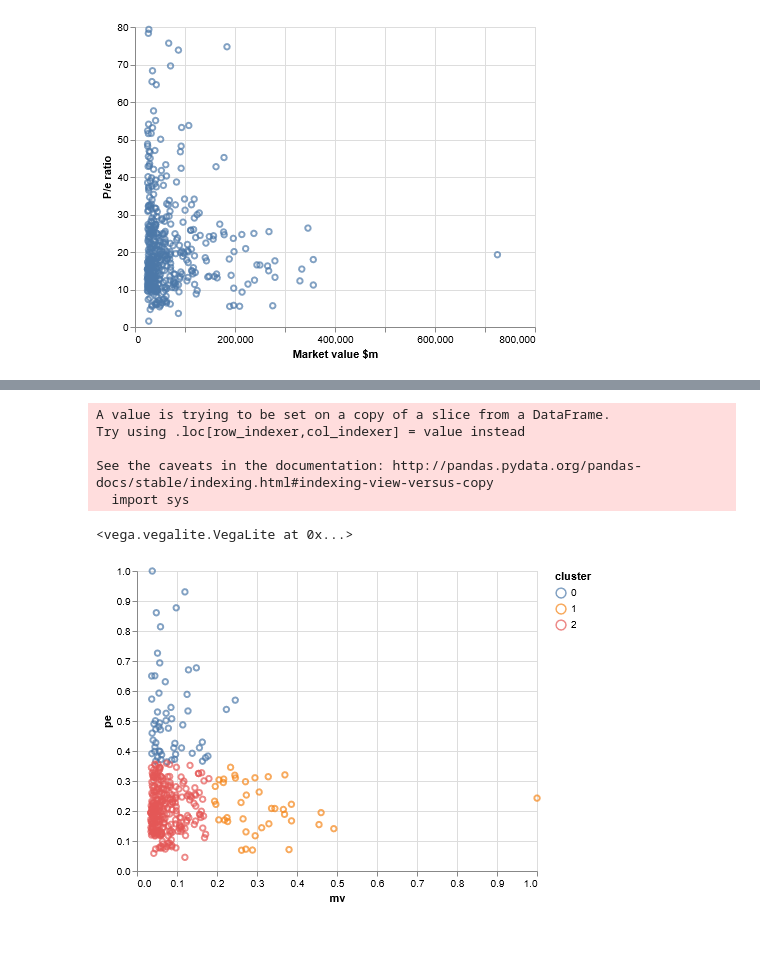
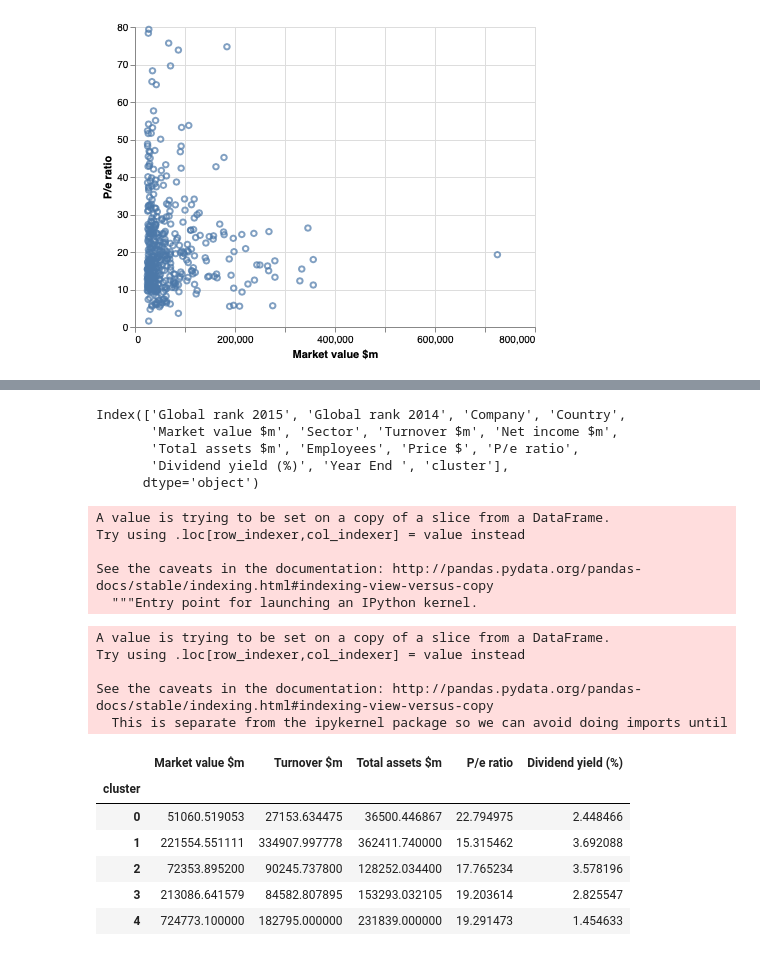
Before and after one commit to hanisaf/mist5730-6380-spring2020, a Jupyter notebook: 44-warmup-sol.ipynb, the cells around one changed output, grey strips where cells are left out. Cells and saved outputs as stored; diff of their text form; code cells hidden in the pictures.

```diff
--- a/44-warmup-sol.ipynb
+++ b/44-warmup-sol.ipynb
@@ -39,17 +69,41 @@ alt.Chart(data).mark_point().encode(x='mv', y='pe')
-# %%
-kmeans = KMeans(3)
-data=data.dropna()
-X = data[['mv', 'pe']]
-kmeans.fit(X)
-y_kmeans = kmeans.predict(X)
-
-data['cluster'] = y_kmeans
-alt.Chart(data).mark_point().encode(x='mv', y='pe', color='cluster:N')
-# %% [output]
-A value is trying to be set on a copy of a slice from a DataFrame.
-Try using .loc[row_indexer,col_indexer] = value instead
-
-See the caveats in the documentation: http://pandas.pydata.org/pandas-docs/stable/indexing.html#indexing-view-versus-copy
-  import sys
-<vega.vegalite.VegaLite at 0x...>
-[figure, removed]
+# %%
+data2.columns
+# %% [output]
+Index(['Global rank 2015', 'Global rank 2014', 'Company', 'Country',
+       'Market value $m', 'Sector', 'Turnover $m', 'Net income $m',
+       'Total assets $m', 'Employees', 'Price $', 'P/e ratio',
+       'Dividend yield (%)', 'Year End ', 'cluster'],
+      dtype='object')
+# %%
+data2['Turnover $m'] = pd.to_numeric(data2['Turnover $m'], errors='coerce')
+data2 = data2.dropna()
+# %% [output]
+A value is trying to be set on a copy of a slice from a DataFrame.
+Try using .loc[row_indexer,col_indexer] = value instead
+
+See the caveats in the documentation: http://pandas.pydata.org/pandas-docs/stable/indexing.html#indexing-view-versus-copy
+  """Entry point for launching an IPython kernel.
+# %%
+X = data2[['Market value $m', 'Turnover $m', 'Total assets $m', 'P/e ratio', 'Dividend yield (%)']]
+# %%
+kmeans = KMeans(n_clusters=5)
+# %%
+kmeans.fit(X)
+y_kmeans = kmeans.predict(X)
+data2['cluster'] = y_kmeans
+# %% [output]
+A value is trying to be set on a copy of a slice from a DataFrame.
+Try using .loc[row_indexer,col_indexer] = value instead
+
+See the caveats in the documentation: http://pandas.pydata.org/pandas-docs/stable/indexing.html#indexing-view-versus-copy
+  This is separate from the ipykernel package so we can avoid doing imports until
+# %%
+data2.groupby('cluster')[X.columns].mean()
+# %% [output]
+|  | Market value $m | Turnover $m | Total assets $m | P/e ratio | Dividend yield (%) |
+| cluster |  |  |  |  |  |
+| 0 | 51060.519053 | 27153.634475 | 36500.446867 | 22.794975 | 2.448466 |
+| 1 | 221554.551111 | 334907.997778 | 362411.740000 | 15.315462 | 3.692088 |
+| 2 | 72353.895200 | 90245.737800 | 128252.034400 | 17.765234 | 3.578196 |
+| 3 | 213086.641579 | 84582.807895 | 153293.032105 | 19.203614 | 2.825547 |
+| 4 | 724773.100000 | 182795.000000 | 231839.000000 | 19.291473 | 1.454633 |
```
Also changed, not shown: parts of 10 cells of this notebook, 3 other files.
